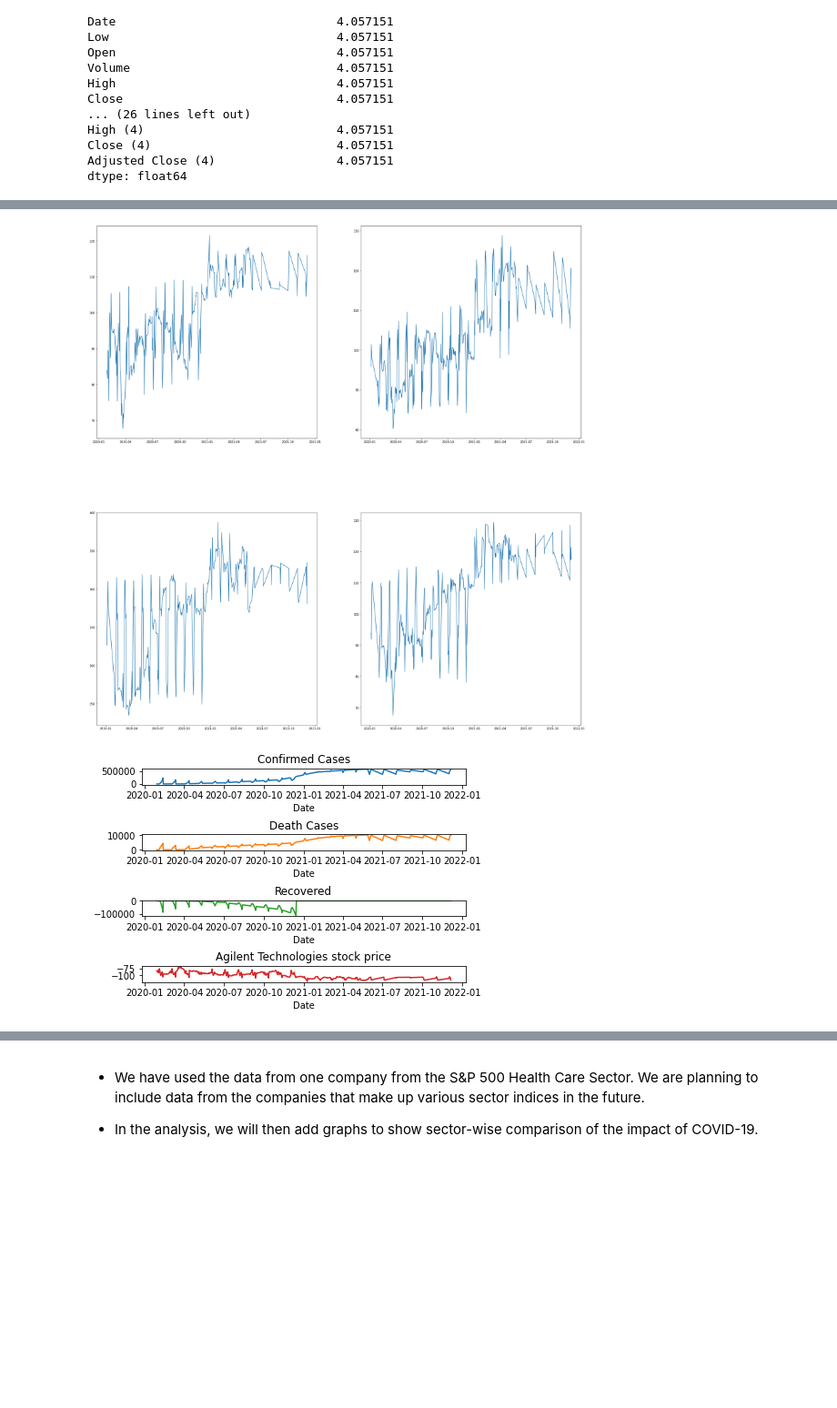
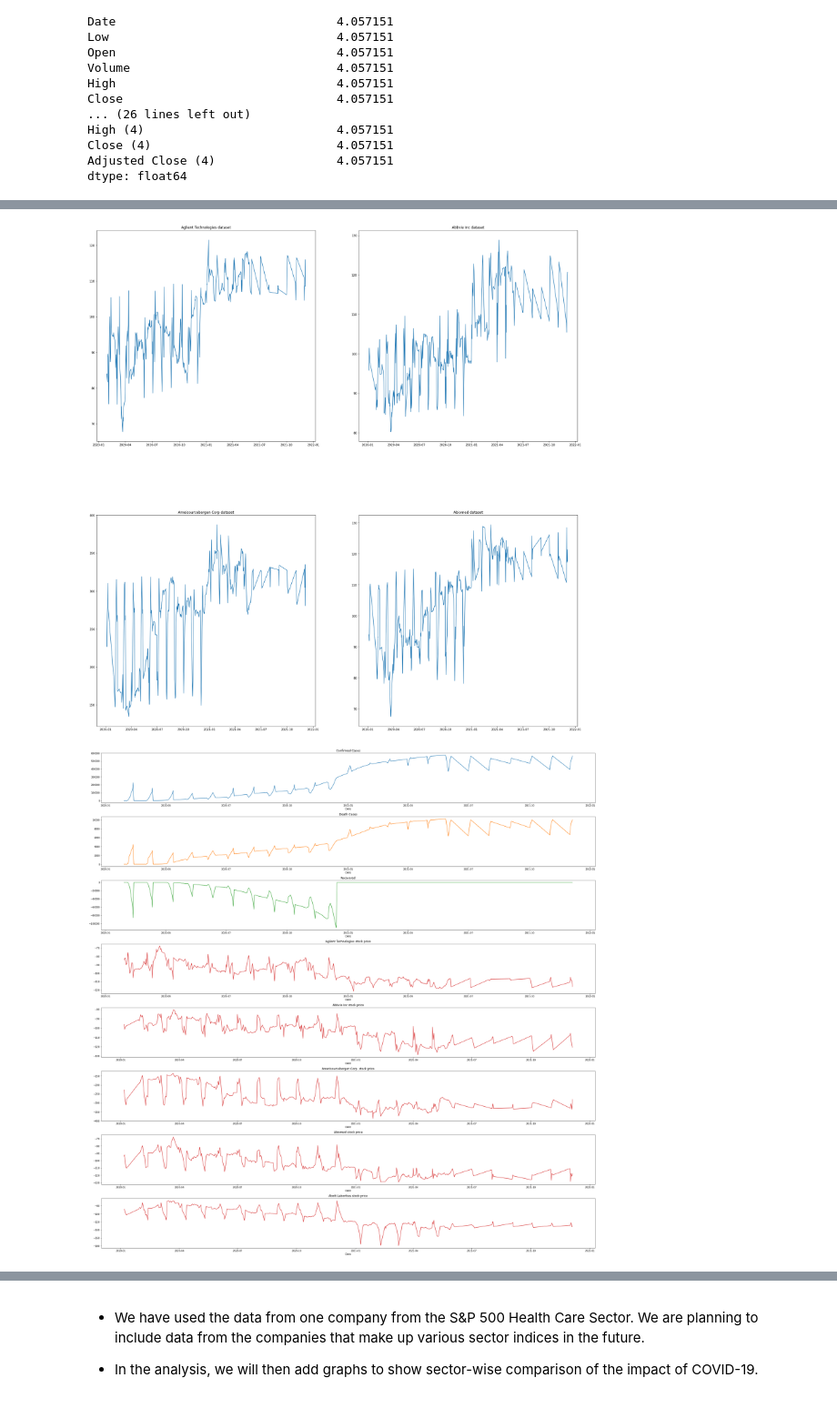
Before and after one commit to niveditac-98/kdd-group-5, a Jupyter notebook: Group5_Project_Initial_Copy.ipynb, the cells around one changed output, grey strips where cells are left out. Shown at 91% size. Cells and saved outputs as stored; diff of their text form; code cells hidden in the pictures; blank space fills up the shorter version.

```diff
--- a/Group5_Project_Initial_Copy.ipynb
+++ b/Group5_Project_Initial_Copy.ipynb
@@ -60,5 +60,5 @@ import os
 # %%
 import pandas as pd
 # stock_df = pd.read_csv('/content/COVID_Stock_Market.csv')
-stock_df = pd.read_csv('/content/COVID_Stock_Market_Healthcare_Index_Five.csv')
+#stock_df = pd.read_csv('/content/COVID_Stock_Market_Healthcare_Index_Five.csv')
 stock_df = pd.read_csv('COVID_Stock_Market_Healthcare_Index_Five.csv')
@@ -136,9 +137,0 @@ Name: Date (1), Length: 139271, dtype: datetime64[ns]
-# %%
-stock_df['Date (1)'] =  pd.to_datetime(stock_df['Date (1)']).dt.strftime('%Y-%m-%d')
-
-stock_df['Date (2)'] =  pd.to_datetime(stock_df['Date (2)']).dt.strftime('%Y-%m-%d')
-
-stock_df['Date (3)'] =  pd.to_datetime(stock_df['Date (3)']).dt.strftime('%Y-%m-%d')
-
-stock_df['Date (4)'] =  pd.to_datetime(stock_df['Date (4)']).dt.strftime('%Y-%m-%d')
-stock_df.dtypes
@@ -179,11 +175,15 @@ mean_df = stock_df.groupby(['Date']).mean()
 mean_df1 = stock_df.groupby(['Date (1)']).mean()
 mean_df2 = stock_df.groupby(['Date (2)']).mean()
 mean_df3 = stock_df.groupby(['Date (3)']).mean()
-mean_df4 = stock_df.groupby(['Date (4)']).mean()
+
 axis[0,0].plot(mean_df.index,mean_df['High'])
+axis[0,0].set_title('Aglient Technologies dataset')
 axis[0,1].plot(mean_df1.index,mean_df1['High (1)'])
+axis[0,1].set_title('Abbvie Inc dataset')
 axis[1,0].plot(mean_df2.index,mean_df2['High (2)'])
+axis[1,0].set_title('Amerisourcebergen Corp dataset')
 axis[1,1].plot(mean_df3.index,mean_df3['High (3)'])
+axis[1,1].set_title('Abiomed dataset')
 plt.subplots_adjust(left=0.125,
                     bottom=0.1,
                     right=0.9,
@@ -191,25 +191,32 @@ plt.subplots_adjust(left=0.125,
                     wspace=0.2,
                     hspace=0.35)
 # %% [output]
-[figure, old version]
+[figure, new version]
 # %%
 #Comparison of the trends of confirmed COVID-19 cases and the stock price of the company under observation
-fig, axs = plt.subplots(nrows= 4,constrained_layout=True)
+fig, axs = plt.subplots(nrows= 8,constrained_layout=True,figsize=(30,30))
 
 axs[0].plot(mean_df.index, mean_df['Confirmed'])
 axs[0].set_title('Confirmed Cases')
 
 axs[1].plot(mean_df.index, mean_df['Deaths'], 'tab:orange')
 axs[1].set_title('Death Cases')
 axs[2].plot(mean_df.index, -mean_df['Recovered'], 'tab:green')
 axs[2].set_title('Recovered')
 axs[3].plot(mean_df.index, -mean_df['High'], 'tab:red')
 axs[3].set_title('Agilent Technologies stock price')
-
+axs[4].plot(mean_df1.index, -mean_df1['High (1)'], 'tab:red')
+axs[4].set_title('Abbvie Inc stock price')
+axs[5].plot(mean_df2.index, -mean_df2['High (2)'], 'tab:red')
+axs[5].set_title('Amerisourcebergen Corp  stock price')
+axs[6].plot(mean_df3.index, -mean_df3['High (3)'], 'tab:red')
+axs[6].set_title('Abiomed stock price')
+axs[7].plot(mean_df4.index, -mean_df4['High (4)'], 'tab:red')
+axs[7].set_title('Abott Laborities stock price')
 for ax in axs.flat:
     ax.set(xlabel='Date')
 # %% [output]
-[figure, old version]
+[figure, new version]
 # %%
 stock_df[['Deaths','High','Recovered']].corr()
 print(stock_df[['Deaths','High','Recovered']].corr())
```
Also changed, not shown: parts of 6 cells of this notebook.
